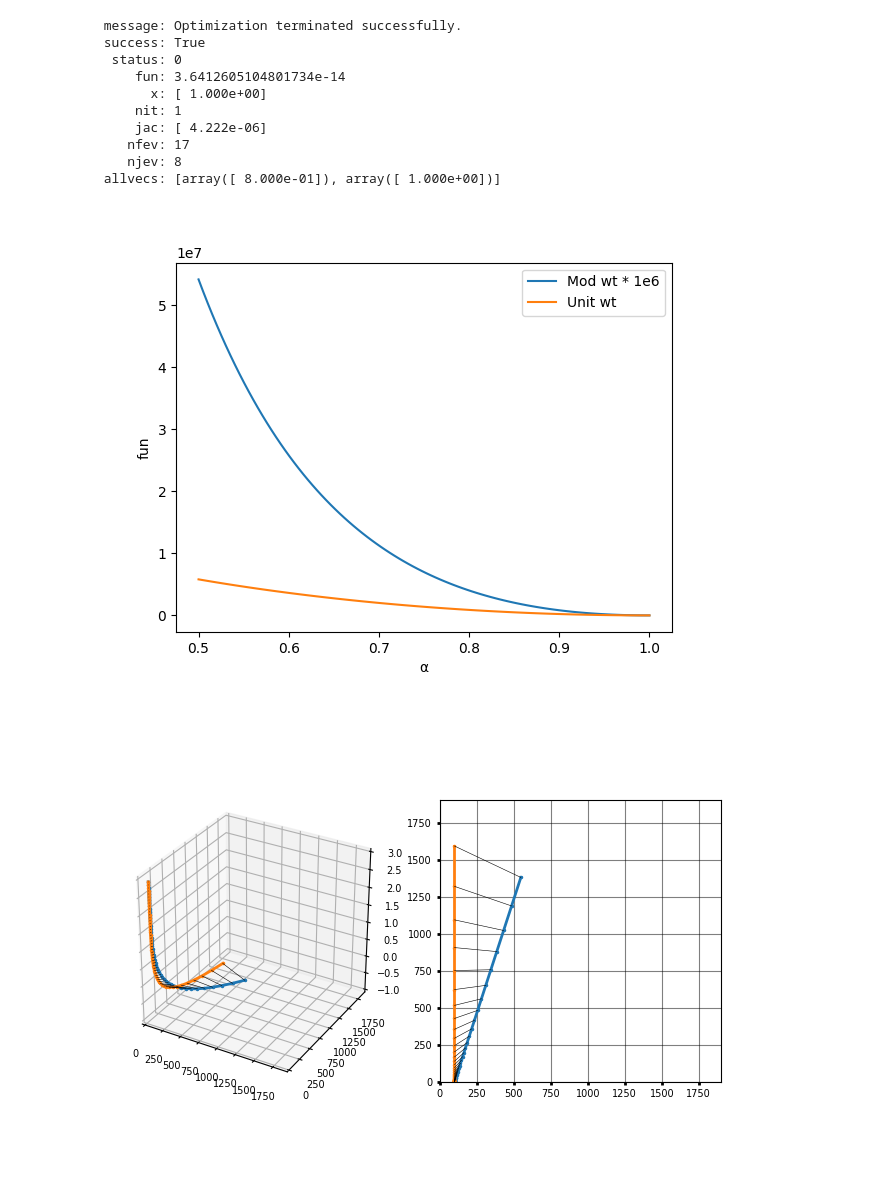
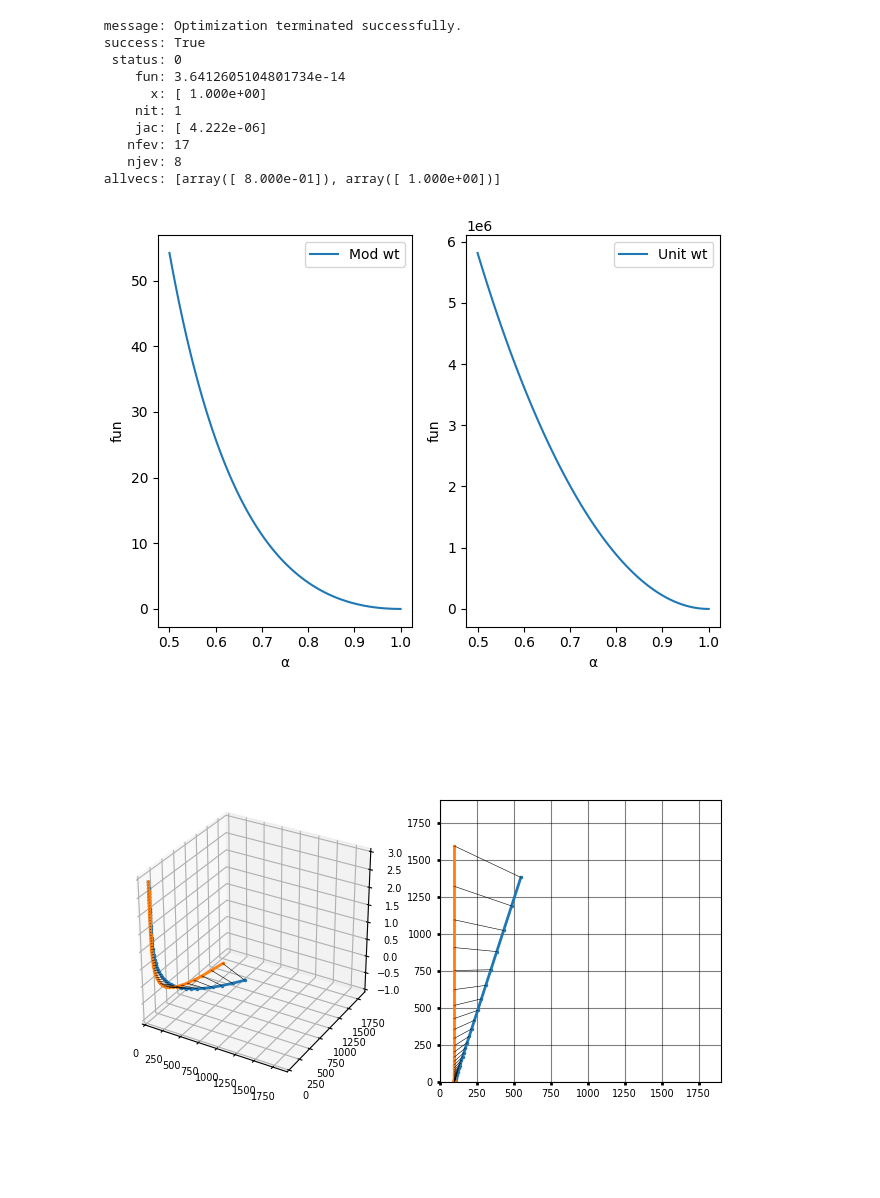
Before and after one commit to Yugal0/fitting-eis-importance-of-weighing, a Jupyter notebook: R-CPE/alpha.ipynb, the cells around one changed output. Drawn from its saved outputs; the diff is of its cells as text; code cells hidden in the pictures.

```diff
--- a/mainalpha var.ipynb
+++ b/R-CPE/alpha.ipynb
@@ -50,7 +50,7 @@ print(result)
 
 # cc = CustomCircuit(initial_guess=[result.x[0],result.x[1]],circuit=circuitrq,constant={"R_1":100})
 # z_fit = cc.predict(frequencies=freq_list)
-fig2, axx=plt.subplots()
+fig2, [axx1,axx2]=plt.subplots(1,2)
 xx=np.linspace(0.5,1,100)
 fun_val1=[]
 # print("Val of obj fun",fun([0.96],omega=omega,z_exp=z_exp,weights=wt))
@@ -58,15 +58,19 @@ for x in xx:
     fun_val1.append(fun([x],omega=omega,z_exp=z_exp,weights=np.abs(z_exp)))
 
 fun_val1=np.asarray(fun_val1)
-axx.plot(xx,fun_val1*1e6,label="Mod wt * 1e6")
+axx1.plot(xx,fun_val1,label="Mod wt")
+axx1.set_xlabel("α")
+axx1.set_ylabel("fun")
+axx1.legend()
 
 fun_val2=[]
 for x in xx:
     fun_val2.append(fun([x],omega=omega,z_exp=z_exp,weights=np.ones(len(z_exp))))
-axx.plot(xx,fun_val2,label="Unit wt")
-axx.set_xlabel("α")
-axx.set_ylabel("fun")
-axx.legend()
+axx2.plot(xx,fun_val2,label="Unit wt")
+axx2.set_xlabel("α")
+axx2.set_ylabel("fun")
+axx2.legend()
+fig2.tight_layout()
 
 
 for sol in result.allvecs:
@@ -79,33 +83,33 @@ for sol in result.allvecs:
     ax2=fig.add_subplot(122)
     ax2.tick_params(direction='out', length=6, width=2, colors='k',grid_color='k', grid_alpha=0.5,size=2,labelsize=7)
     ax1.set_box_aspect([1,1,1])
     ax1.set_xlim(0,1900)
     ax1.set_ylim(0,1900)
     ax2.set_xlim(0,1900)
     ax2.set_ylim(0,1900)
     ax2.set_aspect("equal")
     ax2.grid(True)
     #plot the 3D plot exp and model
     ax1.plot(np.real(z_fit),-np.imag(z_fit),np.log10(freq_list),".",ms=3,linestyle="-",label="Fit",linewidth=2)
     ax1.plot(np.real(z_exp),-np.imag(z_exp),np.log10(freq_list),".",ms=3,linestyle="-",label="Exp",linewidth=2)
     #plot the 2D plot exp vs model
     ax2.plot(np.real(z_fit),-np.imag(z_fit),".",ms=3,linestyle="-",label="Fit",linewidth=2)
     ax2.plot(np.real(z_exp),-np.imag(z_exp),".",ms=3,linestyle="-",label="Exp",linewidth=2)
     for p1,p2,f in zip(z_exp,z_fit,freq_list):
         ax1.plot([np.real(p1),np.real(p2)],[-np.imag(p1),-np.imag(p2)],[np.log10(f),np.log10(f)],color="black",linestyle="-",linewidth=0.4)
         ax2.plot([np.real(p1),np.real(p2)],[-np.imag(p1),-np.imag(p2)],color="black",linestyle="-",linewidth=0.4)
     plt.tight_layout()
 # %% [output]
  message: Optimization terminated successfully.
  success: True
   status: 0
      fun: 3.6412605104801734e-14
        x: [ 1.000e+00]
      nit: 1
      jac: [ 4.222e-06]
     nfev: 17
     njev: 8
  allvecs: [array([ 8.000e-01]), array([ 1.000e+00])]
-[figure, old version]
+[figure, new version]
 [figure]
 [figure]
```
Also changed, not shown: 3 other files.
